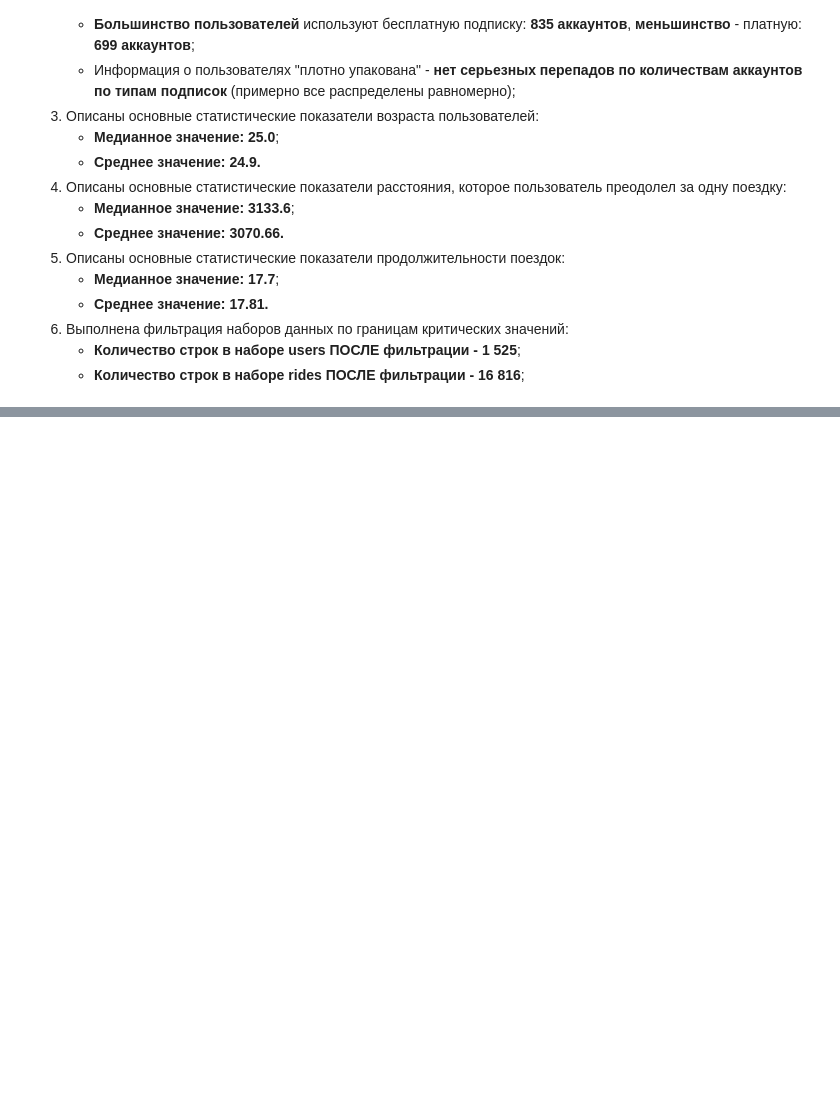
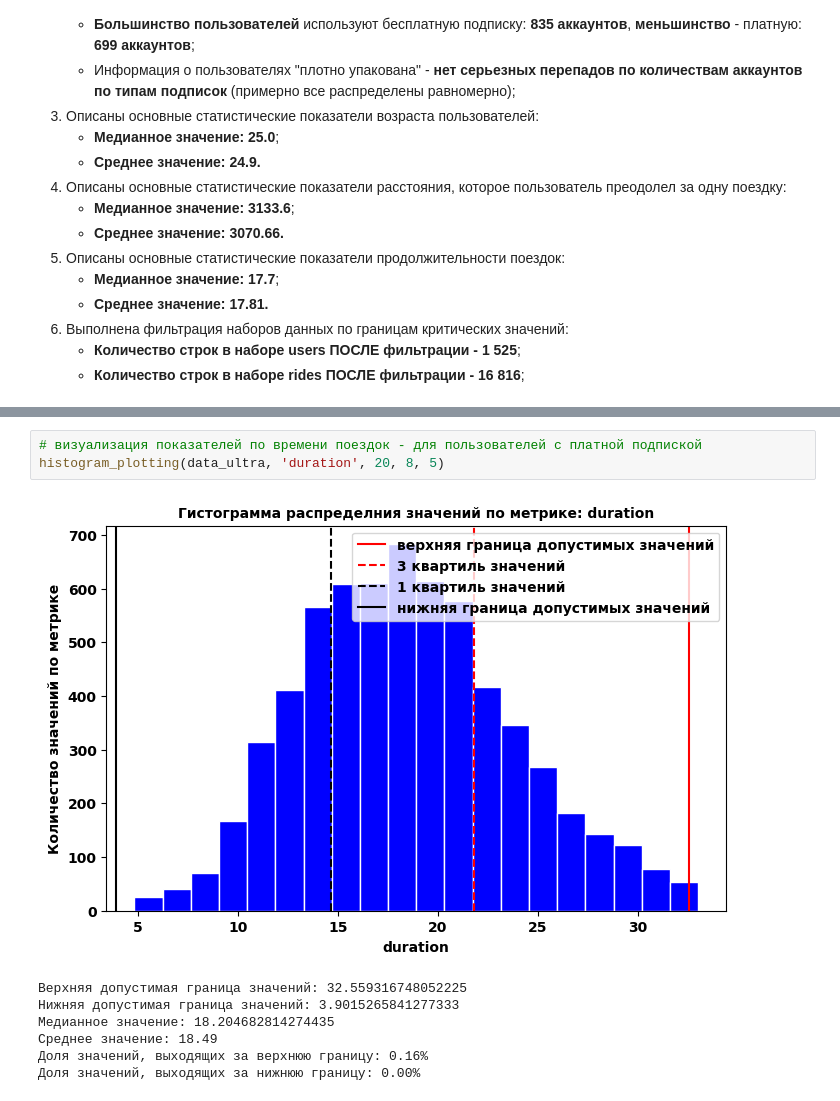
Before and after one commit to MrKostas/YandexPractikum_projects, a Jupyter notebook: notebooks/FifthPetProject_StatisticsAnalysis.ipynb, the cells around one changed output, grey strips where cells are left out. Saved outputs shown, nothing was run; the diff lists cells and outputs as text; blank space fills up the shorter version.

```diff
--- a/notebooks/FifthPetProject_StatisticsAnalysis.ipynb
+++ b/notebooks/FifthPetProject_StatisticsAnalysis.ipynb
@@ -505,0 +546,11 @@ rides.shape[0]
+# %%
+# визуализация показателей по времени поездок - для пользователей с платной подпиской
+histogram_plotting(data_ultra, 'duration', 20, 8, 5)
+# %% [output]
+[figure, added]
+Верхняя допустимая граница значений: 32.559316748052225
+Нижняя допустимая граница значений: 3.9015265841277333
+Медианное значение: 18.204682814274435
+Среднее значение: 18.49
+Доля значений, выходящих за верхнюю границу: 0.16%
+Доля значений, выходящих за нижнюю границу: 0.00%
```
Also changed, not shown: parts of 10 cells of this notebook.
